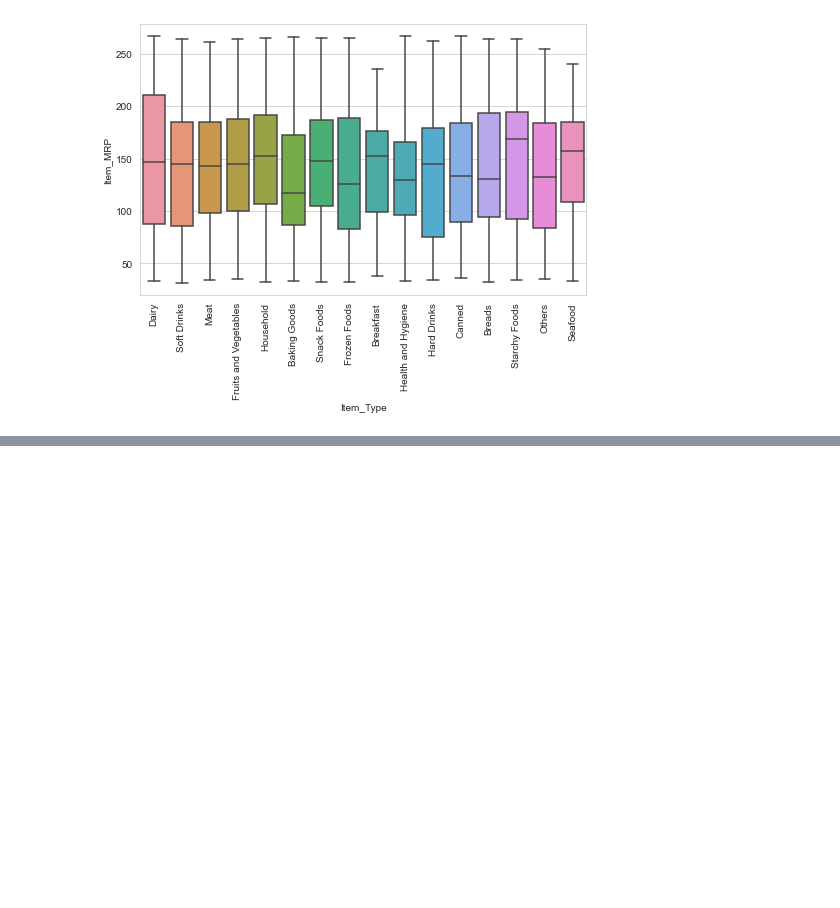
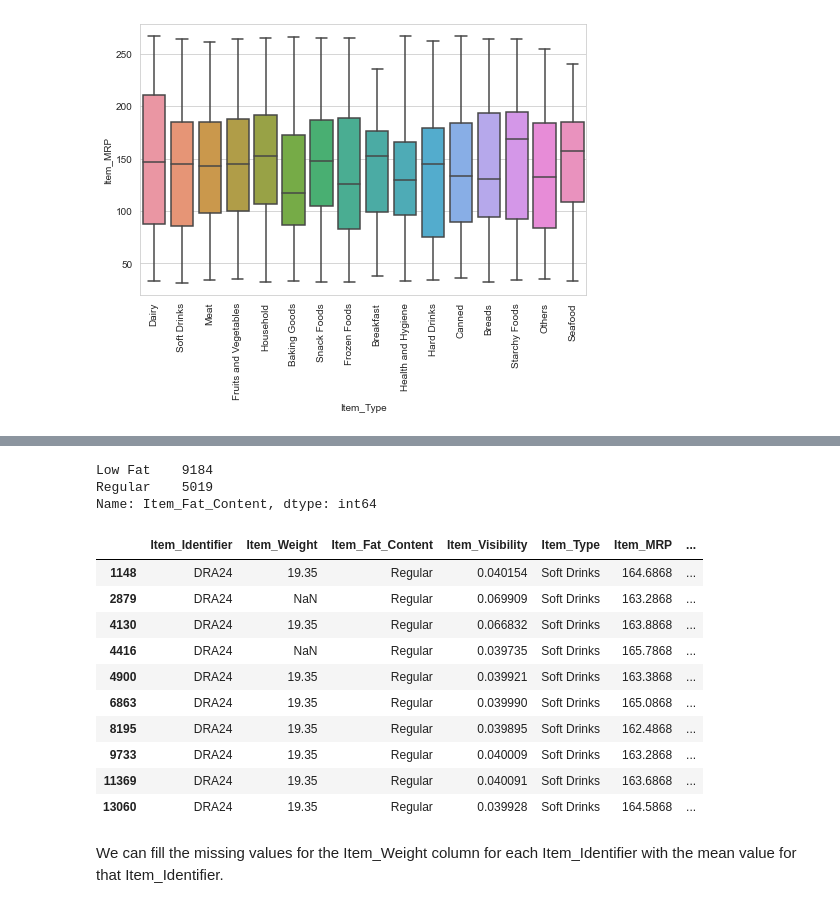
Before and after one commit to ayg15/bigmart-sales, a Jupyter notebook: Big Mart Sales Prediction.ipynb, the cells around one changed output, grey strips where cells are left out. Saved outputs shown, nothing was run; the diff lists cells and outputs as text; code cells hidden in the pictures; blank space fills up the shorter version.

```diff
--- a/Big Mart Sales Prediction.ipynb
+++ b/Big Mart Sales Prediction.ipynb
@@ -333,0 +334,24 @@ Name: Item_Visibility, Length: 13024, dtype: int64
+# %%
+Item_fat_content_map = {'Low Fat':'Low Fat','LF':'Low Fat','low fat':'Low Fat','Regular':'Regular','reg':'Regular'}
+sales_df['Item_Fat_Content'] = sales_df['Item_Fat_Content'].map(Item_fat_content_map)
+sales_df['Item_Fat_Content'].value_counts()
+# %% [output]
+Low Fat    9184
+Regular    5019
+Name: Item_Fat_Content, dtype: int64
+# %%
+sales_df[sales_df['Item_Identifier']=='DRA24']
+# %% [output]
+|  | Item_Identifier | Item_Weight | Item_Fat_Content | Item_Visibility | Item_Type | Item_MRP | ... |
+| 1148 | DRA24 | 19.35 | Regular | 0.040154 | Soft Drinks | 164.6868 | ... |
+| 2879 | DRA24 | NaN | Regular | 0.069909 | Soft Drinks | 163.2868 | ... |
+| 4130 | DRA24 | 19.35 | Regular | 0.066832 | Soft Drinks | 163.8868 | ... |
+| 4416 | DRA24 | NaN | Regular | 0.039735 | Soft Drinks | 165.7868 | ... |
+| 4900 | DRA24 | 19.35 | Regular | 0.039921 | Soft Drinks | 163.3868 | ... |
+| 6863 | DRA24 | 19.35 | Regular | 0.039990 | Soft Drinks | 165.0868 | ... |
+| 8195 | DRA24 | 19.35 | Regular | 0.039895 | Soft Drinks | 162.4868 | ... |
+| 9733 | DRA24 | 19.35 | Regular | 0.040009 | Soft Drinks | 163.2868 | ... |
+| 11369 | DRA24 | 19.35 | Regular | 0.040091 | Soft Drinks | 163.6868 | ... |
+| 13060 | DRA24 | 19.35 | Regular | 0.039928 | Soft Drinks | 164.5868 | ... |
+# %% [markdown]
+We can fill the missing values for the Item_Weight column for each Item_Identifier with the mean value for that Item_Identifier.
```
Also changed, not shown: parts of 50 cells of this notebook.
